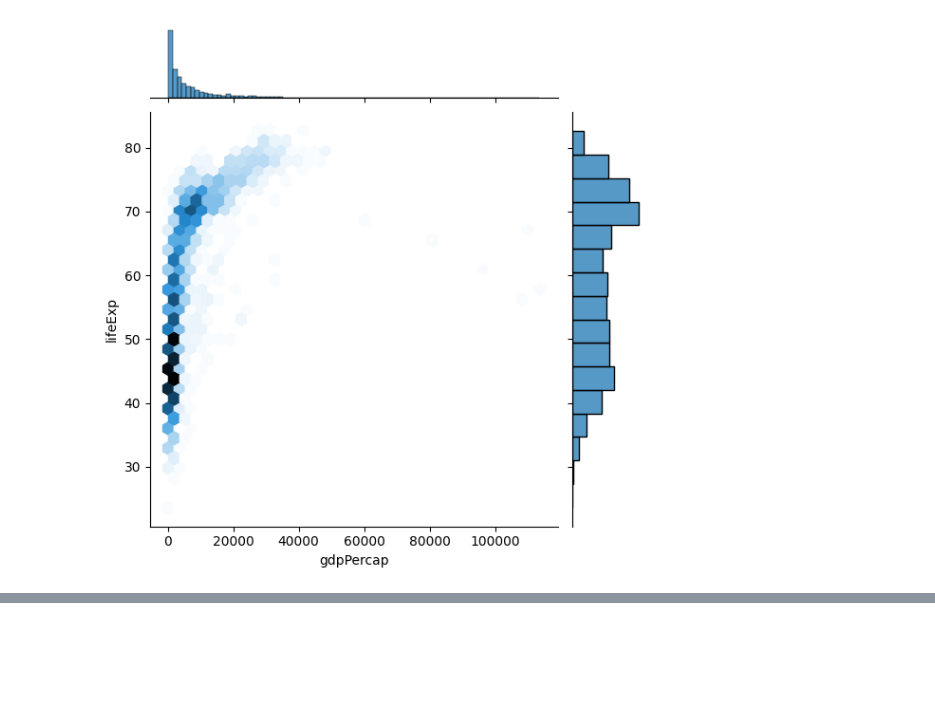
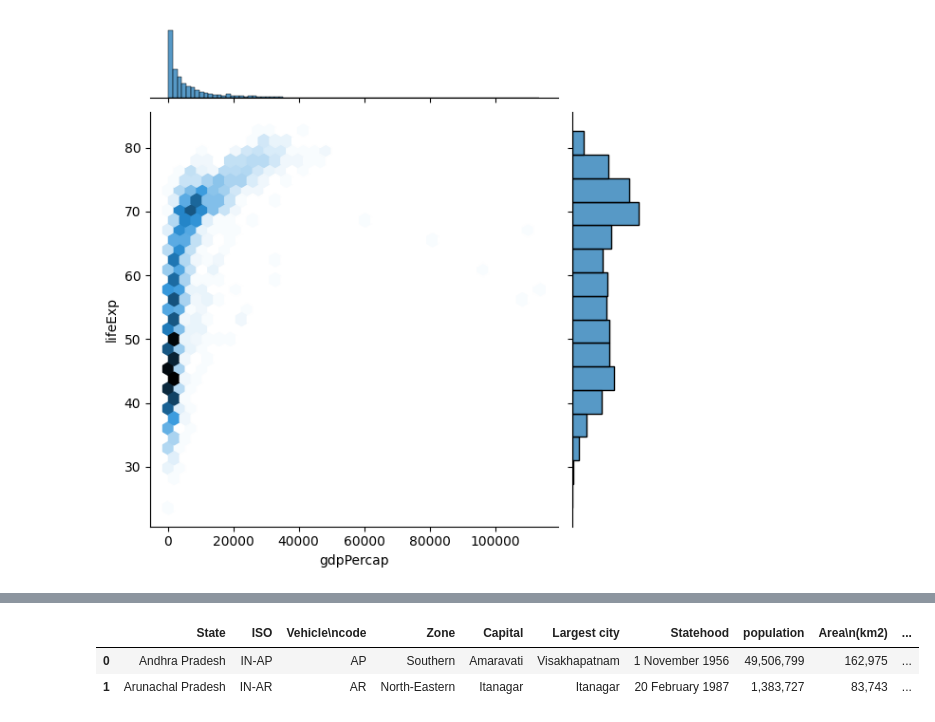
Before and after one commit to jaidatta71/Chatbot, a Jupyter notebook: Creating Violin, Box, and Joint Plots.ipynb, the cells around one changed output, grey strips where cells are left out. Saved outputs shown, nothing was run; the diff lists cells and outputs as text; code cells hidden in the pictures; blank space fills up the shorter version.

```diff
--- a/Creating Violin, Box, and Joint Plots.ipynb
+++ b/Creating Violin, Box, and Joint Plots.ipynb
@@ -295,0 +320,6 @@ sns.jointplot(gapminder, x = 'gdpPercap' , y = 'lifeExp', kind  = 'hex')
+# %%
+df.head(2)
+# %% [output]
+|  | State | ISO | Vehicle\ncode | Zone | Capital | Largest city | Statehood | population | Area\n(km2) | ... |
+| 0 | Andhra Pradesh | IN-AP | AP | Southern | Amaravati | Visakhapatnam | 1 November 1956 | 49,506,799 | 162,975 | ... |
+| 1 | Arunachal Pradesh | IN-AR | AR | North-Eastern | Itanagar | Itanagar | 20 February 1987 | 1,383,727 | 83,743 | ... |
```
Also changed, not shown: parts of 14 cells of this notebook.
